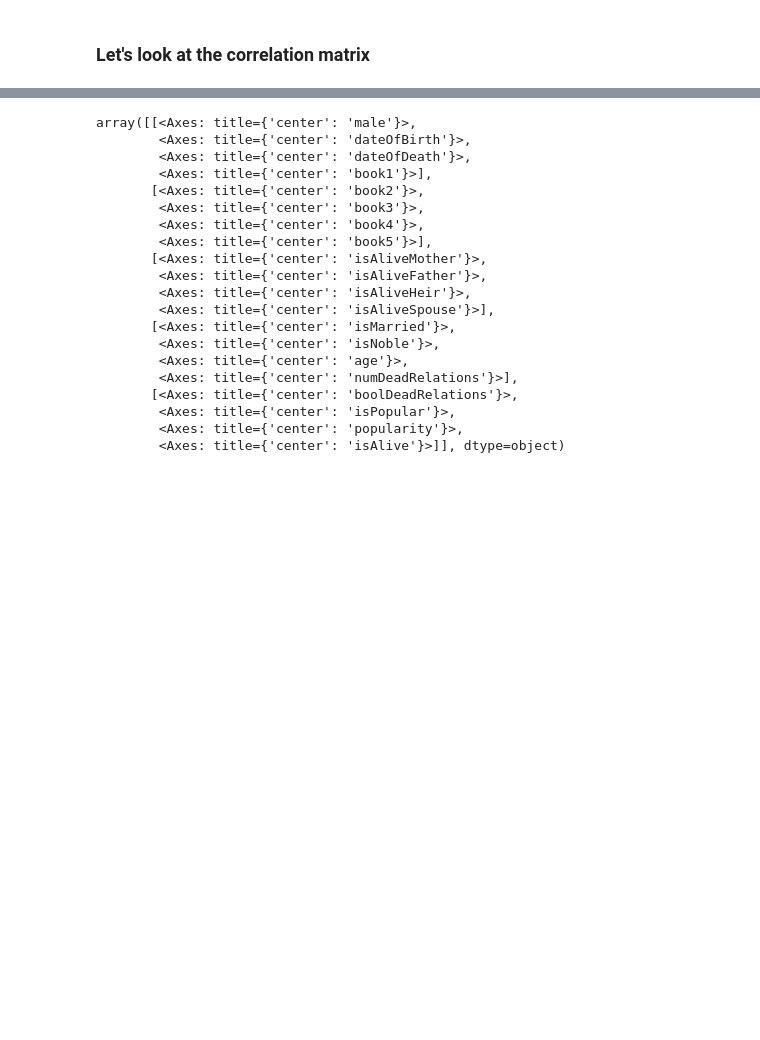
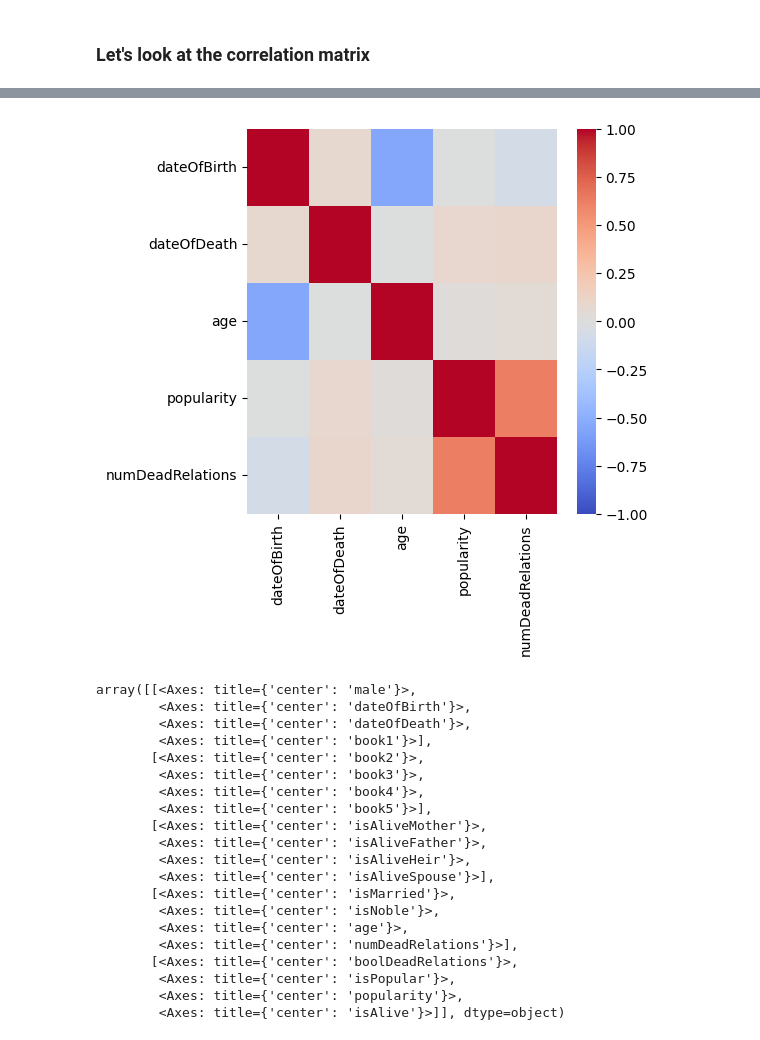
Before and after one commit to xxkaro/GameOfThrones-Clustering, a Jupyter notebook: EDA/EDA.ipynb, the cells around one changed output, grey strips where cells are left out. Drawn from its saved outputs; the diff is of its cells as text; code cells hidden in the pictures; blank space fills up the shorter version.

```diff
--- a/EDA/EDA.ipynb
+++ b/EDA/EDA.ipynb
@@ -264,3 +264,11 @@ plt.show()
+# %%
+corr = df[['dateOfBirth', 'dateOfDeath', 'age', 'popularity', 'numDeadRelations']].corr()
+
+plt.figure(figsize=(5, 5))
+sns.heatmap(corr, annot=False, vmin=-1, vmax=1, cmap='coolwarm')
+plt.show()
+# %% [output]
+[figure, added]
 # %%
 df.hist(bins=40, figsize=(16,12))
 # %% [output]
```
Also changed, not shown: parts of 2 cells of this notebook.
